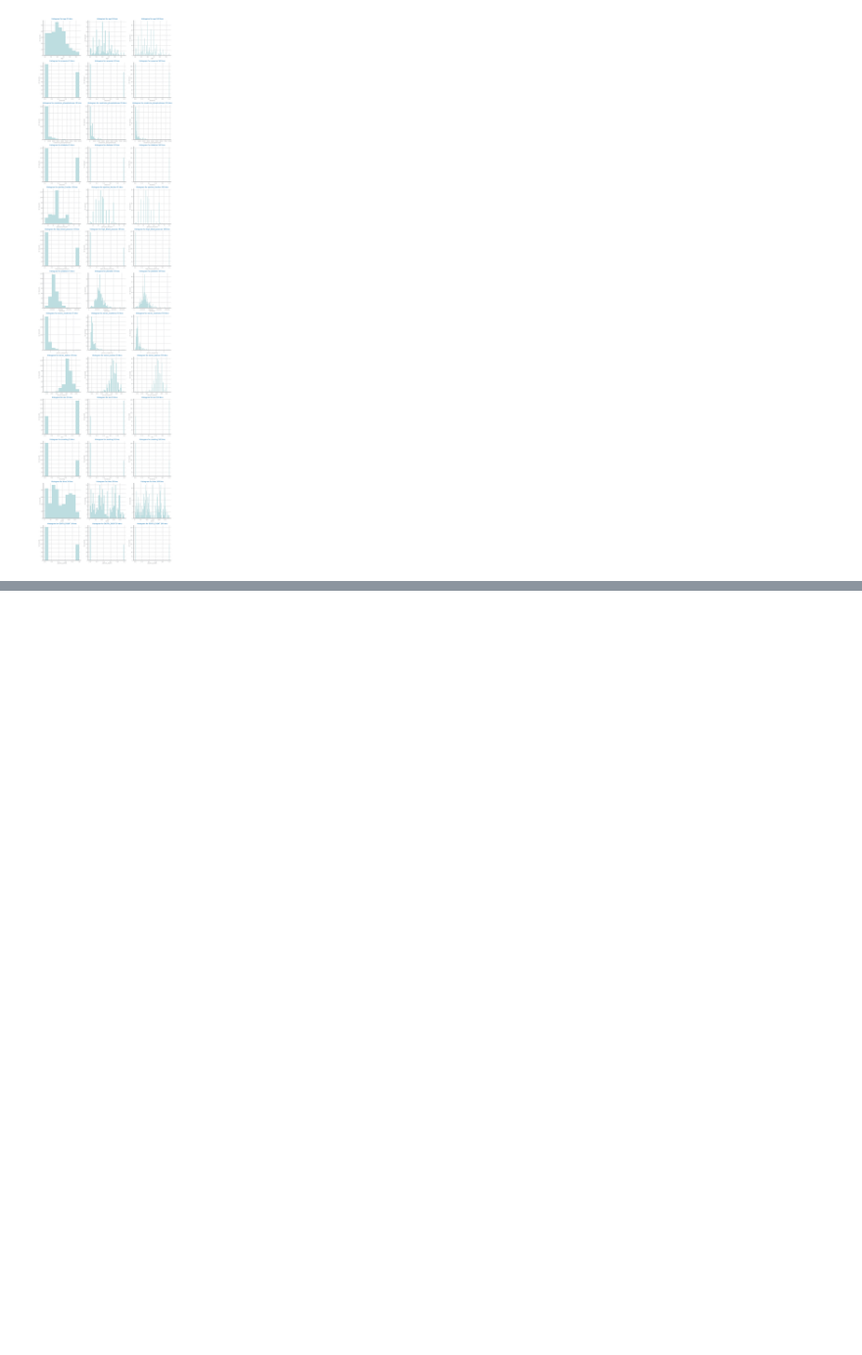
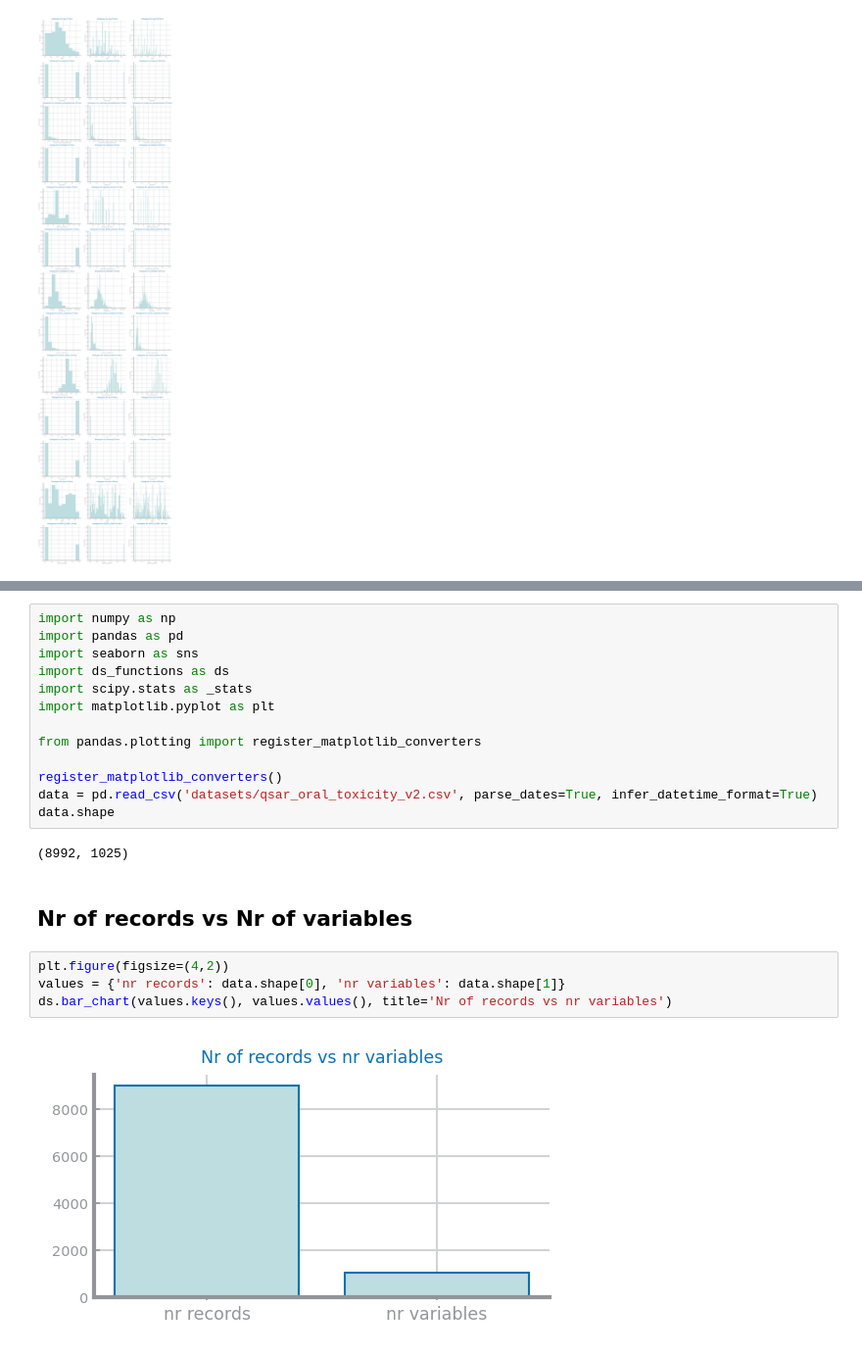
Before and after one commit to diogo-costa98/cdados, a Jupyter notebook: Lab1/LAB1.ipynb, the cells around one changed output, grey strips where cells are left out. Shown at 98% size. Drawn from its saved outputs; the diff is of its cells as text; blank space fills up the shorter version.

Commit message:
2nd Dataset Dimensionality Done. Distribution Almost Done.

```diff
--- a/Lab1/LAB1.ipynb
+++ b/Lab1/LAB1.ipynb
@@ -231,0 +260,23 @@ plt.show()
+# %%
+import numpy as np
+import pandas as pd
+import seaborn as sns
+import ds_functions as ds
+import scipy.stats as _stats
+import matplotlib.pyplot as plt
+
+from pandas.plotting import register_matplotlib_converters
+
+register_matplotlib_converters()
+data = pd.read_csv('datasets/qsar_oral_toxicity_v2.csv', parse_dates=True, infer_datetime_format=True)
+data.shape
+# %% [output]
+(8992, 1025)
+# %% [markdown]
+## Nr of records vs Nr of variables
+# %%
+plt.figure(figsize=(4,2))
+values = {'nr records': data.shape[0], 'nr variables': data.shape[1]}
+ds.bar_chart(values.keys(), values.values(), title='Nr of records vs nr variables')
+# %% [output]
+[figure, added]
```
Also changed, not shown: parts of 17 cells of this notebook, 1 other file.
